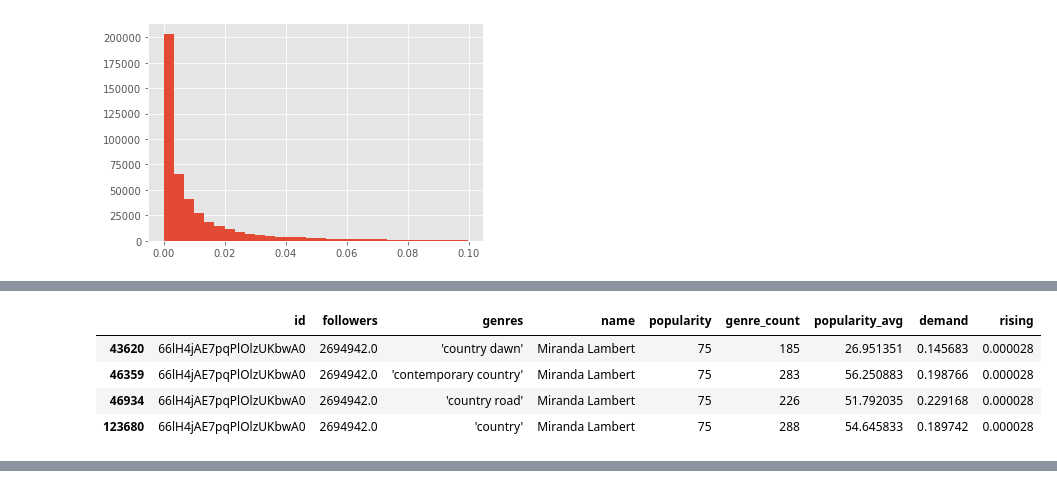
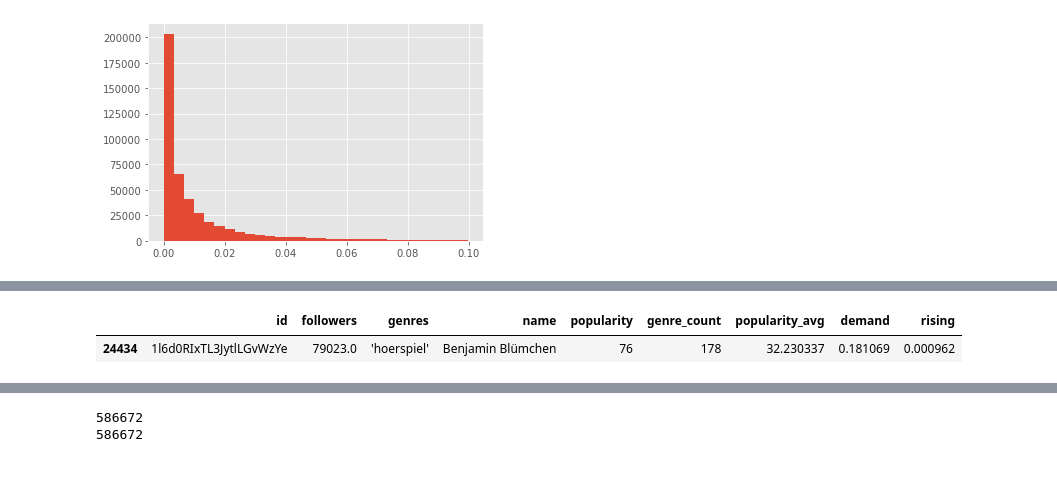
Before and after one commit to mattslatt/music_in_motion_acoustic_signatures, a Jupyter notebook: notebooks/artists.ipynb, the cells around one changed output, grey strips where cells are left out. Saved outputs shown, nothing was run; the diff lists cells and outputs as text; code cells hidden in the pictures.

```diff
--- a/notebooks/artists.ipynb
+++ b/notebooks/artists.ipynb
@@ -381,11 +378,8 @@ Their 'miami indie' music is the most in-demand
 # %%
-genre_artists[genre_artists['name'] == 'Miranda Lambert']
+genre_artists[genre_artists['name'] == 'Benjamin Blümchen']
 # %% [output]
 |  | id | followers | genres | name | popularity | genre_count | popularity_avg | demand | rising |
-| 43620 | 66lH4jAE7pqPlOlzUKbwA0 | 2694942.0 | 'country dawn' | Miranda Lambert | 75 | 185 | 26.951351 | 0.145683 | 0.000028 |
-| 46359 | 66lH4jAE7pqPlOlzUKbwA0 | 2694942.0 | 'contemporary country' | Miranda Lambert | 75 | 283 | 56.250883 | 0.198766 | 0.000028 |
-| 46934 | 66lH4jAE7pqPlOlzUKbwA0 | 2694942.0 | 'country road' | Miranda Lambert | 75 | 226 | 51.792035 | 0.229168 | 0.000028 |
-| 123680 | 66lH4jAE7pqPlOlzUKbwA0 | 2694942.0 | 'country' | Miranda Lambert | 75 | 288 | 54.645833 | 0.189742 | 0.000028 |
+| 24434 | 1l6d0RIxTL3JytlLGvWzYe | 79023.0 | 'hoerspiel' | Benjamin Blümchen | 76 | 178 | 32.230337 | 0.181069 | 0.000962 |
 # %%
 genre_artists[genre_artists['genres'] == "'austin americana'"].sort_values('rising', ascending=False).head(20)
 # %% [output]
@@ -406,3 +400,14 @@ genre_artists[genre_artists['genres'] == "'austin americana'"].sort_values('risi
 | 428965 | 3ptKgz4hLMx5qK31UIE10w | 945.0 | 'austin americana' | Leo Rondeau | 10 | 41 | 21.195122 | 0.516954 | 0.010582 |
 | 428966 | 2595IuM14rgfiHJYSXrdvl | 496.0 | 'austin americana' | Nobody's Girl | 5 | 41 | 21.195122 | 0.516954 | 0.010081 |
 | 428986 | 0skWxvSCwi9CgcS91WCuIU | 1440.0 | 'austin americana' | Jon Dee Graham | 14 | 41 | 21.195122 | 0.516954 | 0.009722 |
+# %%
+# Artists can contain multiple values, which won't line up with the artists dataframe
+# split into different entries, then remove brackets, then remove single quotes
+# then merge... gonna be big
+print(len(tracks))
+
+tracks_artists = tracks.copy()
+print(len(tracks_artists))
+# %% [output]
+586672
+586672
```
Also changed, not shown: parts of 14 cells of this notebook, 3 other files.
